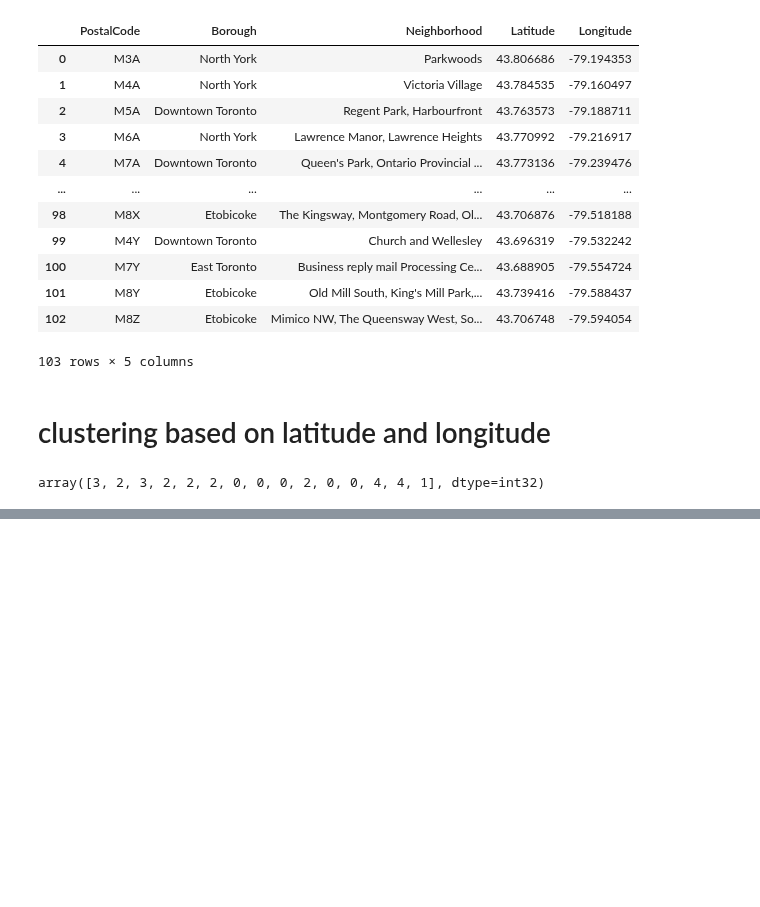
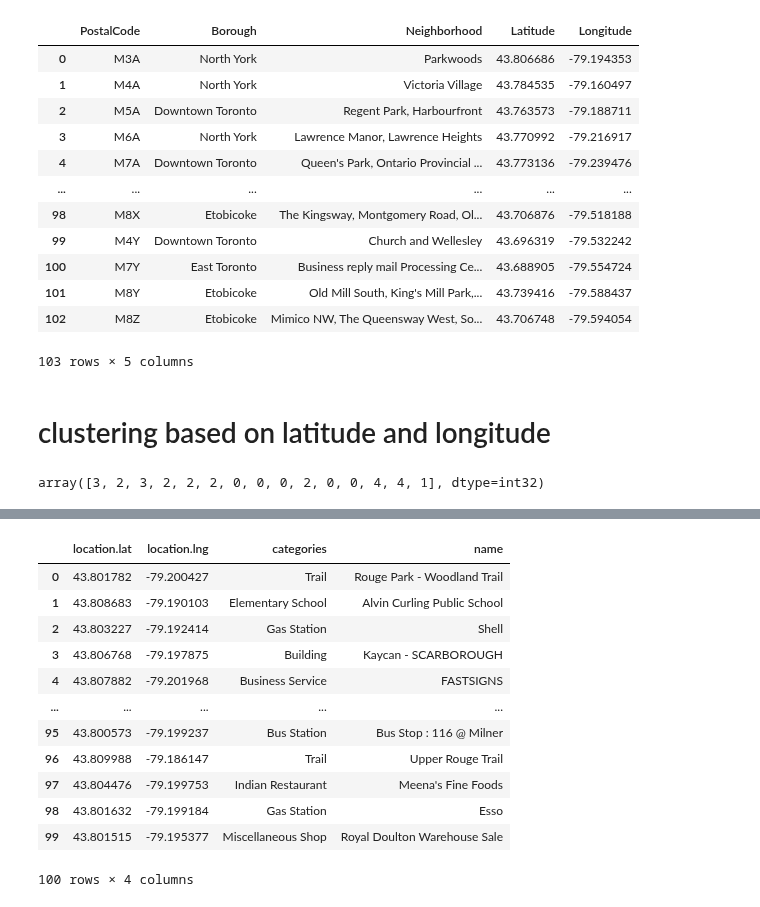
Before and after one commit to ea137/Best-restaurant-to-invest-in-based-on-neighborhood, a Jupyter notebook: wiki_scraping.ipynb, the cells around one changed output, grey strips where cells are left out. Drawn from its saved outputs; the diff is of its cells as text; code cells hidden in the pictures; blank space fills up the shorter version.

```diff
--- a/wiki_scraping.ipynb
+++ b/wiki_scraping.ipynb
@@ -91,6 +91,8 @@ df
 103 rows × 5 columns
 # %% [markdown]
 # clustering based on latitude and longitude
+# %%
+url =
 # %%
 from sklearn.preprocessing import StandardScaler
 from sklearn.cluster import KMeans
@@ -120,0 +127,17 @@ geomap
+# %%
+import time
+from pandas import json_normalize
+def f(x):
+    if len(x) ==1:
+        return x[0]['name']
+t = time.strftime(('%Y%m%d'))
+url_base = 'https://api.foursquare.com/v2/'
+radius = 1000
+query = ''
+for neighborhood_latitude,neighborhood_longitude in zip(df['Latitude'], df['Longitude']):
+    url = url_base + f'venues/search?&client_id={CLIENT_ID}&client_secret={CLIENT_SECRET}&ll={neighborhood_latitude},{neighborhood_longitude}&query={query}&radius={radius}&limit={100}&v={t}'
+    result = requests.get(url).json()
+
+    df_ = json_normalize(result['response']['venues'])[['location.lat','location.lng','categories','name']]
+    df_['goa'] =
+    df_['categories'] = df_['categories'].apply(lambda x :f(x) )
@@ -120,0 +146,23 @@ geomap
+# %%
+
+df_ = json_normalize(result['response']['venues'])[['location.lat','location.lng','categories','name']]
+def f(x):
+    if len(x) ==1:
+        return x[0]['name']
+df_['categories'] = df_['categories'].apply(lambda x :f(x) )
+# %%
+df_
+# %% [output]
+|  | location.lat | location.lng | categories | name |
+| 0 | 43.801782 | -79.200427 | Trail | Rouge Park - Woodland Trail |
+| 1 | 43.808683 | -79.190103 | Elementary School | Alvin Curling Public School |
+| 2 | 43.803227 | -79.192414 | Gas Station | Shell |
+| 3 | 43.806768 | -79.197875 | Building | Kaycan - SCARBOROUGH |
+| 4 | 43.807882 | -79.201968 | Business Service | FASTSIGNS |
+| ... | ... | ... | ... | ... |
+| 95 | 43.800573 | -79.199237 | Bus Station | Bus Stop : 116 @ Milner |
+| 96 | 43.809988 | -79.186147 | Trail | Upper Rouge Trail |
+| 97 | 43.804476 | -79.199753 | Indian Restaurant | Meena's Fine Foods |
+| 98 | 43.801632 | -79.199184 | Gas Station | Esso |
+| 99 | 43.801515 | -79.195377 | Miscellaneous Shop | Royal Doulton Warehouse Sale |
+100 rows × 4 columns
```
Also changed, not shown: parts of 2 cells of this notebook.
